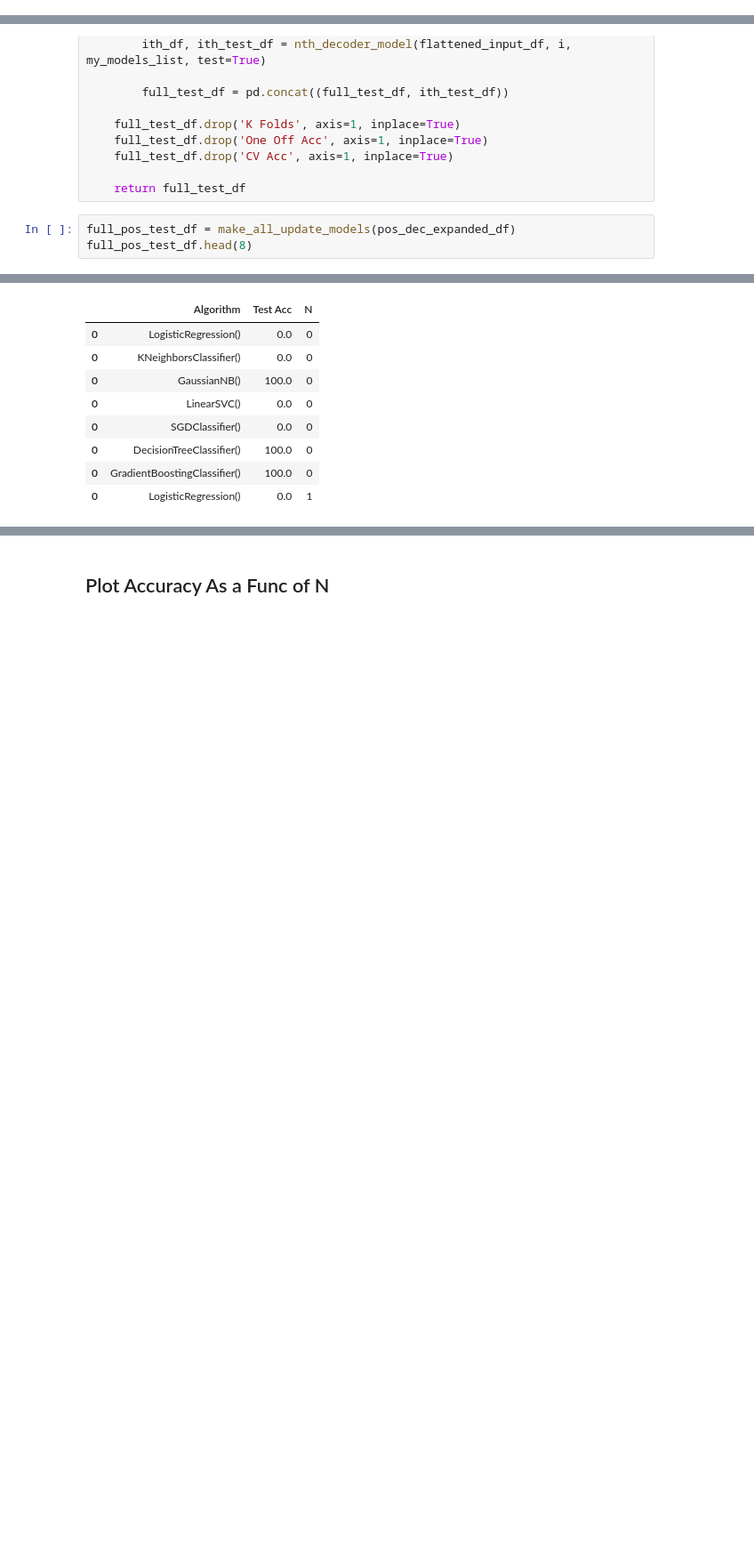
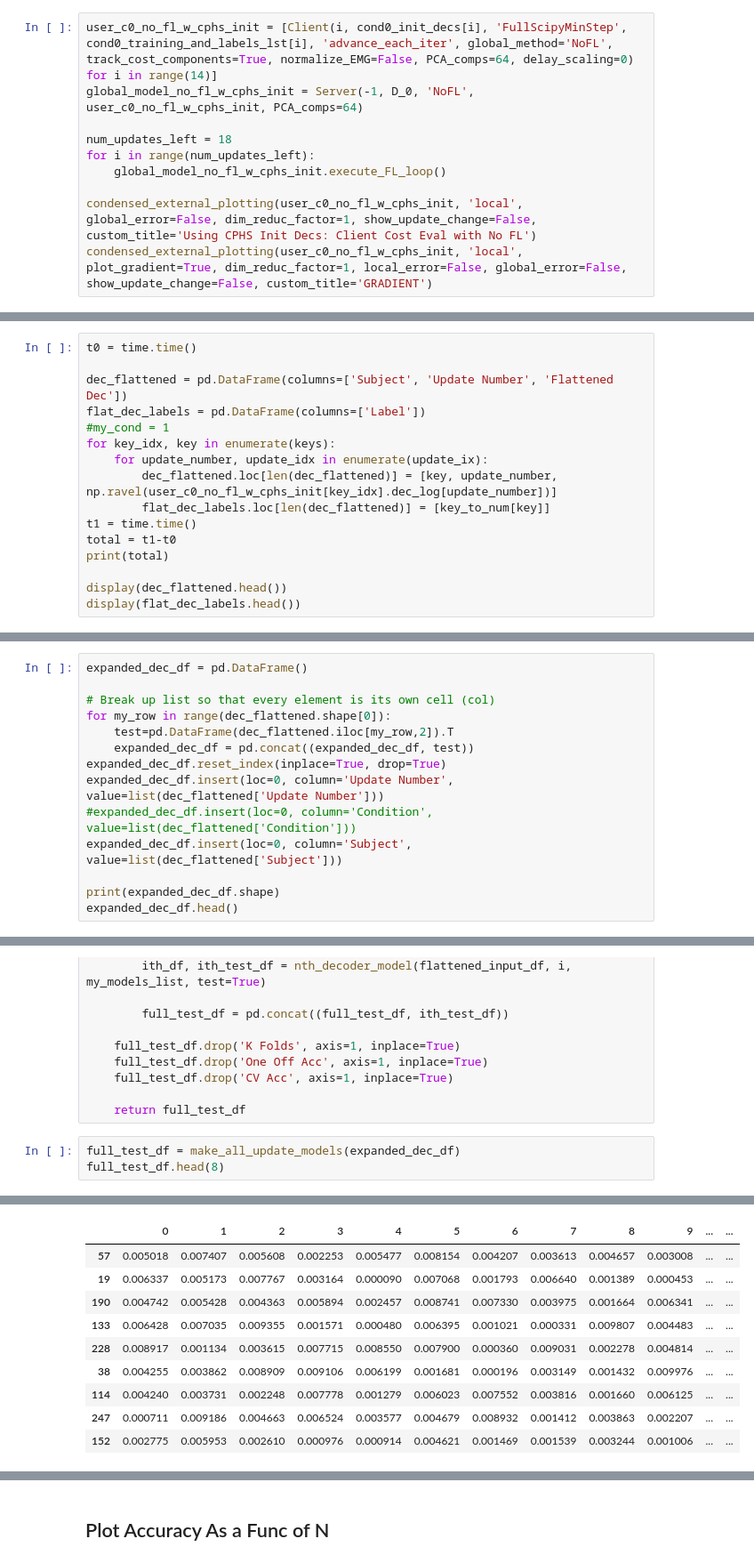
Before and after one commit to kdmalc/personalization-privacy-risk, a Jupyter notebook: 300_FL_Dec_Privacy.ipynb, the cells around one changed output, grey strips where cells are left out. Shown at 89% size. Drawn from its saved outputs; the diff is of its cells as text; blank space fills up the shorter version.

```diff
--- a/300_FL_Dec_Privacy.ipynb
+++ b/300_FL_Dec_Privacy.ipynb
@@ -32,0 +61,10 @@ random.seed(a=1)
+# %%
+user_c0_no_fl_w_cphs_init = [Client(i, cond0_init_decs[i], 'FullScipyMinStep', cond0_training_and_labels_lst[i], 'advance_each_iter', global_method='NoFL', track_cost_components=True, normalize_EMG=False, PCA_comps=64, delay_scaling=0) for i in range(14)]
+global_model_no_fl_w_cphs_init = Server(-1, D_0, 'NoFL', user_c0_no_fl_w_cphs_init, PCA_comps=64)
+
+num_updates_left = 18
+for i in range(num_updates_left):
+    global_model_no_fl_w_cphs_init.execute_FL_loop()
+
+condensed_external_plotting(user_c0_no_fl_w_cphs_init, 'local', global_error=False, dim_reduc_factor=1, show_update_change=False, custom_title='Using CPHS Init Decs: Client Cost Eval with No FL')
+condensed_external_plotting(user_c0_no_fl_w_cphs_init, 'local', plot_gradient=True, dim_reduc_factor=1, local_error=False, global_error=False, show_update_change=False, custom_title='GRADIENT')
@@ -32,0 +74,16 @@ random.seed(a=1)
+# %%
+t0 = time.time()
+
+dec_flattened = pd.DataFrame(columns=['Subject', 'Update Number', 'Flattened Dec'])
+flat_dec_labels = pd.DataFrame(columns=['Label'])
+#my_cond = 1
+for key_idx, key in enumerate(keys):
+    for update_number, update_idx in enumerate(update_ix):
+        dec_flattened.loc[len(dec_flattened)] = [key, update_number, np.ravel(user_c0_no_fl_w_cphs_init[key_idx].dec_log[update_number])]
+        flat_dec_labels.loc[len(dec_flattened)] = [key_to_num[key]]
+t1 = time.time()
+total = t1-t0
+print(total)
+
+display(dec_flattened.head())
+display(flat_dec_labels.head())
@@ -32,0 +104,14 @@ random.seed(a=1)
+# %%
+expanded_dec_df = pd.DataFrame()
+
+# Break up list so that every element is its own cell (col)
+for my_row in range(dec_flattened.shape[0]):
+    test=pd.DataFrame(dec_flattened.iloc[my_row,2]).T
+    expanded_dec_df = pd.concat((expanded_dec_df, test))
+expanded_dec_df.reset_index(inplace=True, drop=True)
+expanded_dec_df.insert(loc=0, column='Update Number', value=list(dec_flattened['Update Number']))
+#expanded_dec_df.insert(loc=0, column='Condition', value=list(dec_flattened['Condition']))
+expanded_dec_df.insert(loc=0, column='Subject', value=list(dec_flattened['Subject']))
+
+print(expanded_dec_df.shape)
+expanded_dec_df.head()
@@ -129,7 +150,7 @@ def make_all_update_models(flattened_input_df, my_metrics_columns=['Algorithm',
 
     return full_test_df
 # %%
-full_pos_test_df = make_all_update_models(pos_dec_expanded_df)
-full_pos_test_df.head(8)
+full_test_df = make_all_update_models(expanded_dec_df)
+full_test_df.head(8)
 # %% [output]
 0 of 19
@@ -154,9 +158,10 @@ full_pos_test_df.head(8)
-|  | Algorithm | Test Acc | N |
-| 0 | LogisticRegression() | 0.0 | 0 |
-| 0 | KNeighborsClassifier() | 0.0 | 0 |
-| 0 | GaussianNB() | 100.0 | 0 |
-| 0 | LinearSVC() | 0.0 | 0 |
-| 0 | SGDClassifier() | 0.0 | 0 |
-| 0 | DecisionTreeClassifier() | 100.0 | 0 |
-| 0 | GradientBoostingClassifier() | 100.0 | 0 |
-| 0 | LogisticRegression() | 0.0 | 1 |
+|  | 0 | 1 | 2 | 3 | 4 | 5 | 6 | 7 | 8 | 9 | ... | ... |
+| 57 | 0.005018 | 0.007407 | 0.005608 | 0.002253 | 0.005477 | 0.008154 | 0.004207 | 0.003613 | 0.004657 | 0.003008 | ... | ... |
+| 19 | 0.006337 | 0.005173 | 0.007767 | 0.003164 | 0.000090 | 0.007068 | 0.001793 | 0.006640 | 0.001389 | 0.000453 | ... | ... |
+| 190 | 0.004742 | 0.005428 | 0.004363 | 0.005894 | 0.002457 | 0.008741 | 0.007330 | 0.003975 | 0.001664 | 0.006341 | ... | ... |
+| 133 | 0.006428 | 0.007035 | 0.009355 | 0.001571 | 0.000480 | 0.006395 | 0.001021 | 0.000331 | 0.009807 | 0.004483 | ... | ... |
+| 228 | 0.008917 | 0.001134 | 0.003615 | 0.007715 | 0.008550 | 0.007900 | 0.000360 | 0.009031 | 0.002278 | 0.004814 | ... | ... |
+| 38 | 0.004255 | 0.003862 | 0.008909 | 0.009106 | 0.006199 | 0.001681 | 0.000196 | 0.003149 | 0.001432 | 0.009976 | ... | ... |
+| 114 | 0.004240 | 0.003731 | 0.002248 | 0.007778 | 0.001279 | 0.006023 | 0.007552 | 0.003816 | 0.001660 | 0.006125 | ... | ... |
+| 247 | 0.000711 | 0.009186 | 0.004663 | 0.006524 | 0.003577 | 0.004679 | 0.008932 | 0.001412 | 0.003863 | 0.002207 | ... | ... |
+| 152 | 0.002775 | 0.005953 | 0.002610 | 0.000976 | 0.000914 | 0.004621 | 0.001469 | 0.001539 | 0.003244 | 0.001006 | ... | ... |
```
Also changed, not shown: parts of 25 cells of this notebook, 2 other files.
